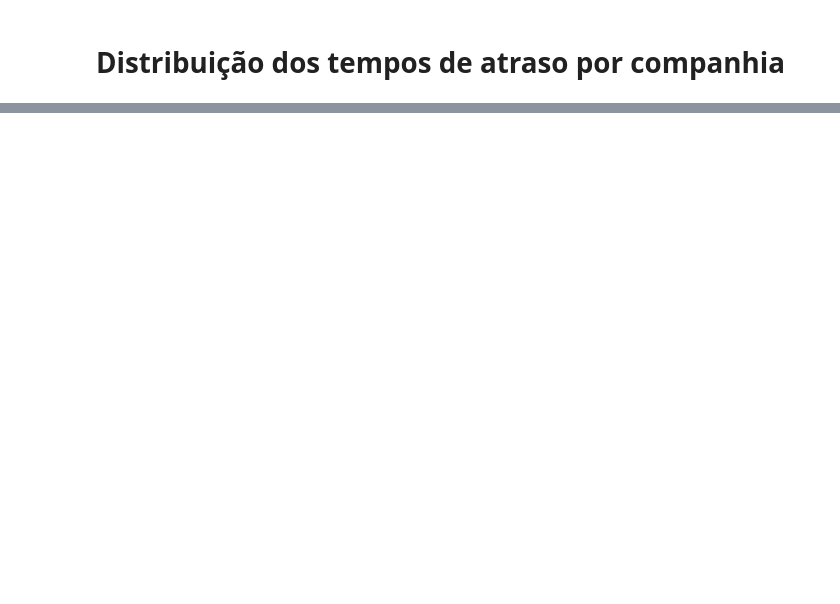
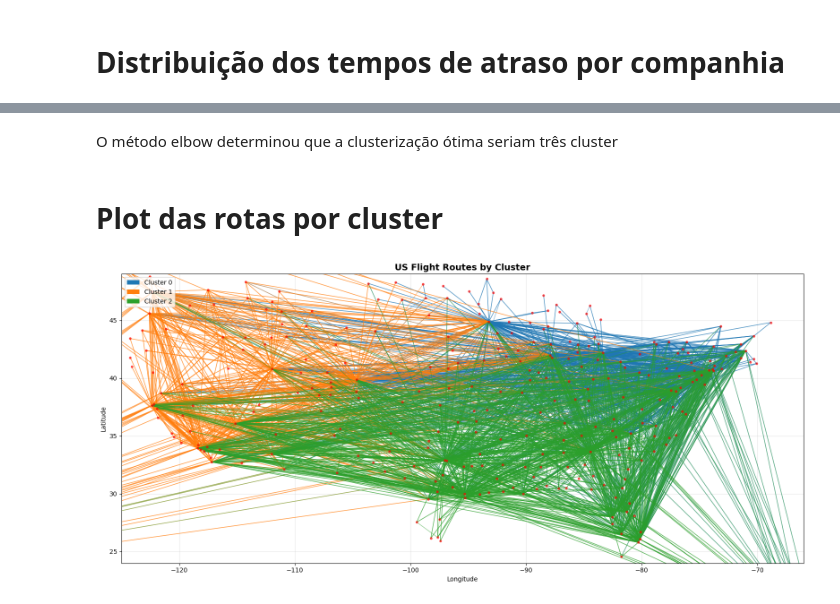
Before and after one commit to rics81/FIAP-8MLET-TechChallenge-III, a Jupyter notebook: tc3.ipynb, the cells around one changed output, grey strips where cells are left out. Cells and saved outputs as stored; diff of their text form; code cells hidden in the pictures; blank space fills up the shorter version.

```diff
--- a/tc3.ipynb
+++ b/tc3.ipynb
@@ -485,0 +517,57 @@ Apesar da métrica anterior apontando a NK como a que teria atrasos mais longos
+# %% [markdown]
+O método elbow determinou que a clusterização ótima seriam três cluster
+# %% [markdown]
+# Plot das rotas por cluster
+# %%
+# --- Plot routes on US map colored by cluster ---
+import matplotlib.pyplot as plt
+
+fig, ax = plt.subplots(figsize=(16, 10))
+
+# Define US map bounds (approximate)
+us_bounds = {
+    'min_lat': 24, 'max_lat': 49,
+    'min_lon': -125, 'max_lon': -66
+}
+
+ax.set_xlim(us_bounds['min_lon'], us_bounds['max_lon'])
+ax.set_ylim(us_bounds['min_lat'], us_bounds['max_lat'])
+ax.set_aspect('equal')
+ax.set_xlabel('Longitude')
+ax.set_ylabel('Latitude')
+ax.set_title('US Flight Routes by Cluster', fontsize=14, fontweight='bold')
+ax.grid(True, alpha=0.3)
+
+# Plot routes colored by cluster
+colors = plt.cm.tab10(range(10))
+for cluster_id in sorted(routes['ROUTE_CLUSTER'].dropna().unique()):
+    cluster_routes = routes[routes['ROUTE_CLUSTER'] == cluster_id]
+
+    for _, route in cluster_routes.iterrows():
+        ax.plot(
+            [route['ORIG_LON'], route['DEST_LON']],
+            [route['ORIG_LAT'], route['DEST_LAT']],
+            color=colors[int(cluster_id) % len(colors)],
+            alpha=0.5,
+            linewidth=1
+        )
+
+# Plot airports
+all_airports = set()
+for _, row in routes.iterrows():
+    all_airports.add((row['ORIG_LAT'], row['ORIG_LON']))
+    all_airports.add((row['DEST_LAT'], row['DEST_LON']))
+
+for lat, lon in all_airports:
+    ax.scatter(lon, lat, c='red', s=10, alpha=0.6, zorder=5)
+
+# Create legend
+from matplotlib.patches import Patch
+legend_elements = [Patch(facecolor=colors[i % len(colors)], label=f'Cluster {i}')
+                   for i in sorted(routes['ROUTE_CLUSTER'].dropna().unique())]
+ax.legend(handles=legend_elements, loc='upper left', fontsize=10)
+
+plt.tight_layout()
+plt.show()
+# %% [output]
+[figure, added]
```
Also changed, not shown: parts of 17 cells of this notebook, 1 other file.
